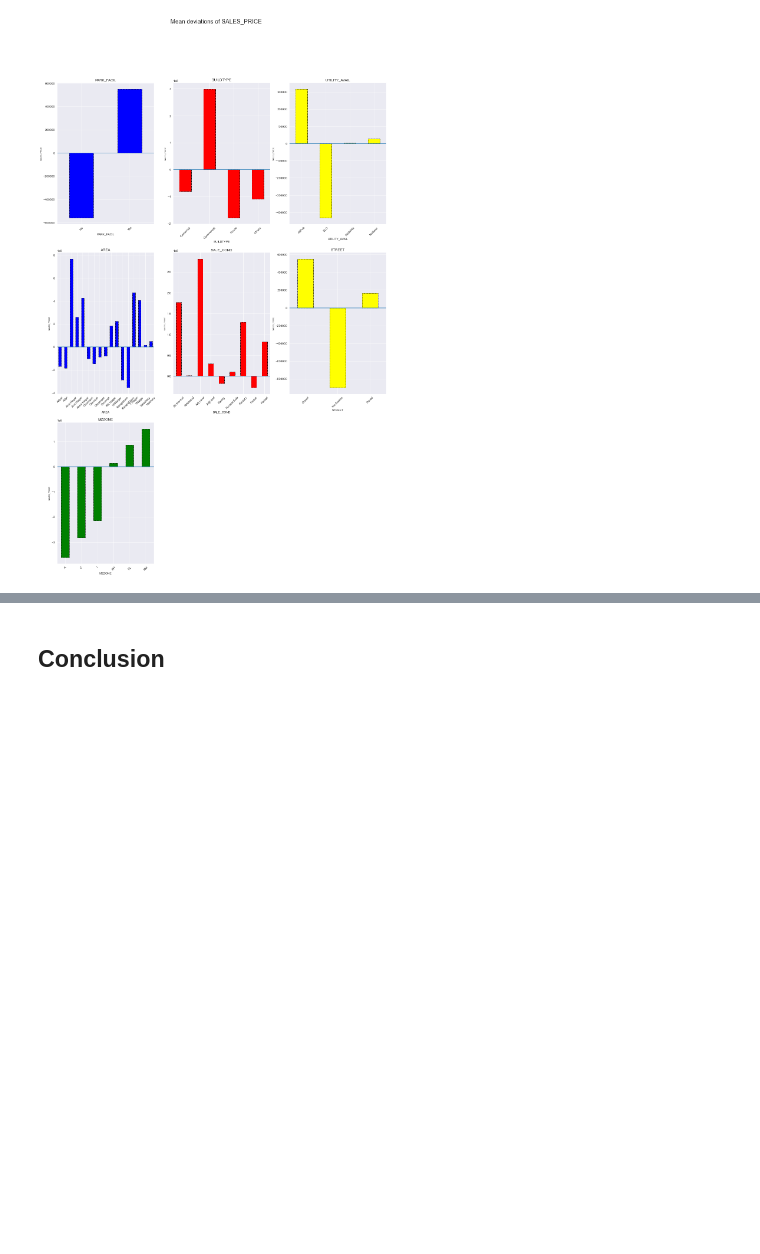
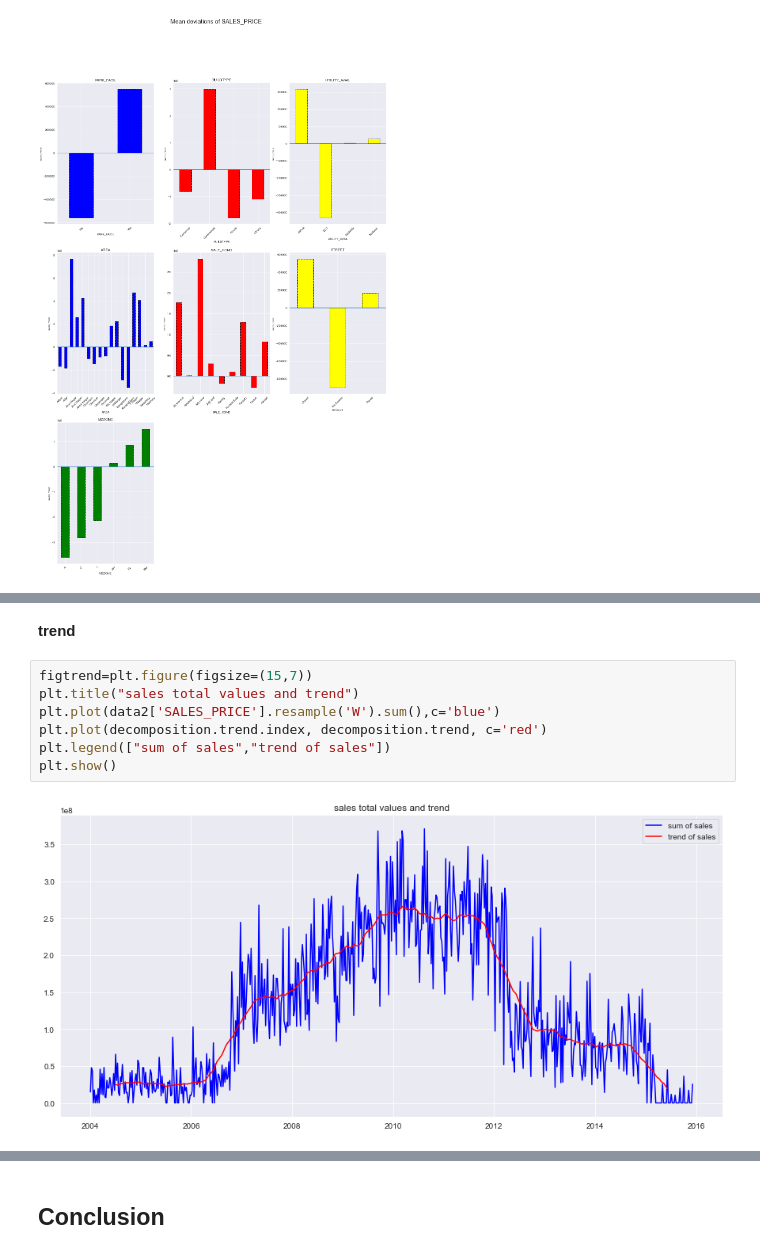
Before and after one commit to gabriel04100/finalCCportfolio, a Jupyter notebook: analysis.ipynb, the cells around one changed output, grey strips where cells are left out. Saved outputs shown, nothing was run; the diff lists cells and outputs as text; blank space fills up the shorter version.

```diff
--- a/analysis.ipynb
+++ b/analysis.ipynb
@@ -401,0 +438,11 @@ mean_dev(data,'SALES_PRICE',3,cols,['Blue','Red','Yellow','Blue','Red','Yellow',
+# %% [markdown]
+**trend**
+# %%
+figtrend=plt.figure(figsize=(15,7))
+plt.title("sales total values and trend")
+plt.plot(data2['SALES_PRICE'].resample('W').sum(),c='blue')
+plt.plot(decomposition.trend.index, decomposition.trend, c='red')
+plt.legend(["sum of sales","trend of sales"])
+plt.show()
+# %% [output]
+[figure, added]
```
Also changed, not shown: parts of 9 cells of this notebook.
